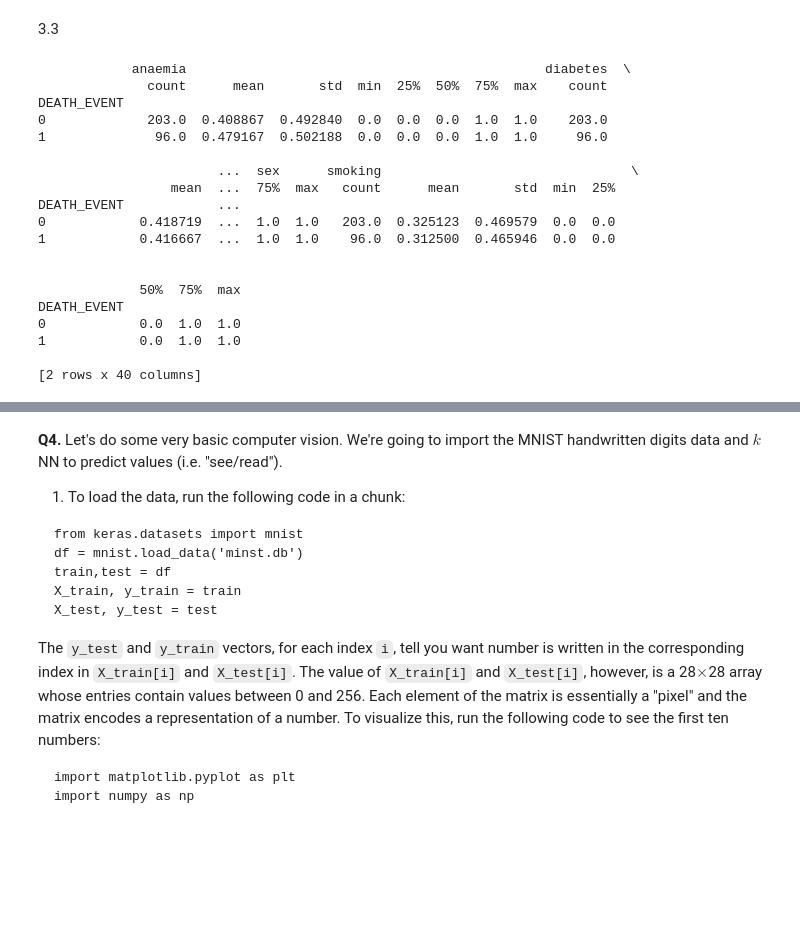
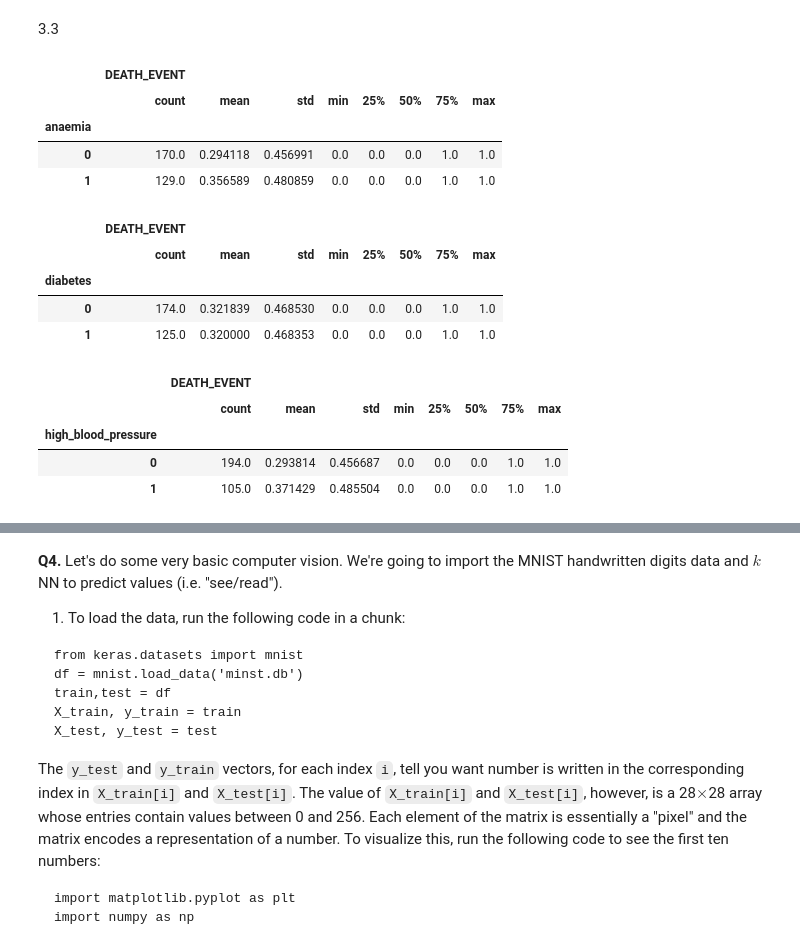
Before and after one commit to Sabrina-Hendricks/assignment3, a Jupyter notebook: assignment_knn_and_kmc.ipynb, the cells around one changed output, grey strips where cells are left out. Drawn from its saved outputs; the diff is of its cells as text; code cells hidden in the pictures; blank space fills up the shorter version.

```diff
--- a/assignment_knn_and_kmc.ipynb
+++ b/assignment_knn_and_kmc.ipynb
@@ -276,25 +276,35 @@ DEATH_EVENT              -0.012623     1.000000
 # %% [markdown]
 3.3
 # %%
-summary_table = df.loc[:,['anaemia', 'diabetes', 'high_blood_pressure', 'sex', 'smoking','DEATH_EVENT']].groupby('DEATH_EVENT').describe()
-print(summary_table)
+var = 'DEATH_EVENT'
+group = 'anaemia'
+summary_table = df.loc[:, [var, group]].groupby(group).describe()
+summary_table
 # %% [output]
-            anaemia                                              diabetes  \
-              count      mean       std  min  25%  50%  75%  max    count
-DEATH_EVENT
-0             203.0  0.408867  0.492840  0.0  0.0  0.0  1.0  1.0    203.0
-1              96.0  0.479167  0.502188  0.0  0.0  0.0  1.0  1.0     96.0
-
-                       ...  sex      smoking                                \
-                 mean  ...  75%  max   count      mean       std  min  25%
-DEATH_EVENT            ...
-0            0.418719  ...  1.0  1.0   203.0  0.325123  0.469579  0.0  0.0
-1            0.416667  ...  1.0  1.0    96.0  0.312500  0.465946  0.0  0.0
-
-
-             50%  75%  max
-DEATH_EVENT
-0            0.0  1.0  1.0
-1            0.0  1.0  1.0
-
-[2 rows x 40 columns]
+|  | DEATH_EVENT |  |  |  |  |  |  |  |
+|  | count | mean | std | min | 25% | 50% | 75% | max |
+| anaemia |  |  |  |  |  |  |  |  |
+| 0 | 170.0 | 0.294118 | 0.456991 | 0.0 | 0.0 | 0.0 | 1.0 | 1.0 |
+| 1 | 129.0 | 0.356589 | 0.480859 | 0.0 | 0.0 | 0.0 | 1.0 | 1.0 |
+# %%
+var = 'DEATH_EVENT'
+group = 'diabetes'
+summary_table = df.loc[:, [var, group]].groupby(group).describe()
+summary_table
+# %% [output]
+|  | DEATH_EVENT |  |  |  |  |  |  |  |
+|  | count | mean | std | min | 25% | 50% | 75% | max |
+| diabetes |  |  |  |  |  |  |  |  |
+| 0 | 174.0 | 0.321839 | 0.468530 | 0.0 | 0.0 | 0.0 | 1.0 | 1.0 |
+| 1 | 125.0 | 0.320000 | 0.468353 | 0.0 | 0.0 | 0.0 | 1.0 | 1.0 |
+# %%
+var = 'DEATH_EVENT'
+group = 'high_blood_pressure'
+summary_table = df.loc[:, [var, group]].groupby(group).describe()
+summary_table
+# %% [output]
+|  | DEATH_EVENT |  |  |  |  |  |  |  |
+|  | count | mean | std | min | 25% | 50% | 75% | max |
+| high_blood_pressure |  |  |  |  |  |  |  |  |
+| 0 | 194.0 | 0.293814 | 0.456687 | 0.0 | 0.0 | 0.0 | 1.0 | 1.0 |
+| 1 | 105.0 | 0.371429 | 0.485504 | 0.0 | 0.0 | 0.0 | 1.0 | 1.0 |
```
Also changed, not shown: parts of 4 cells of this notebook.
